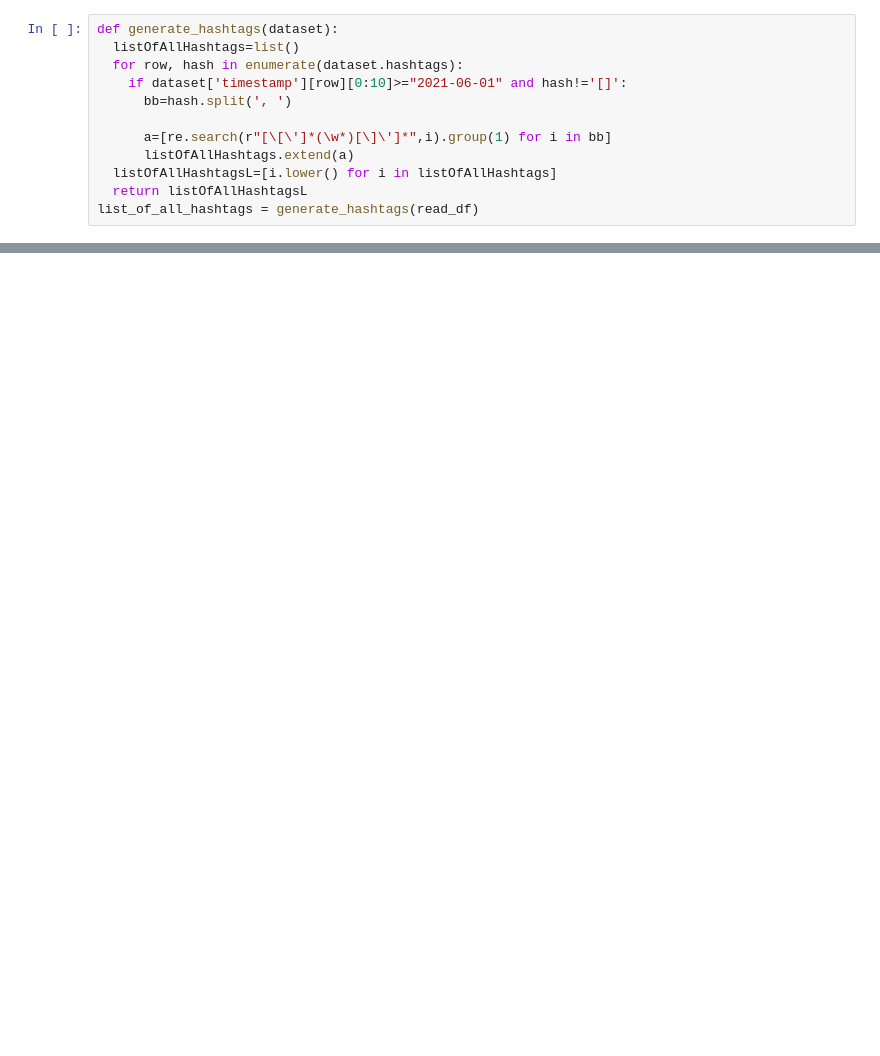
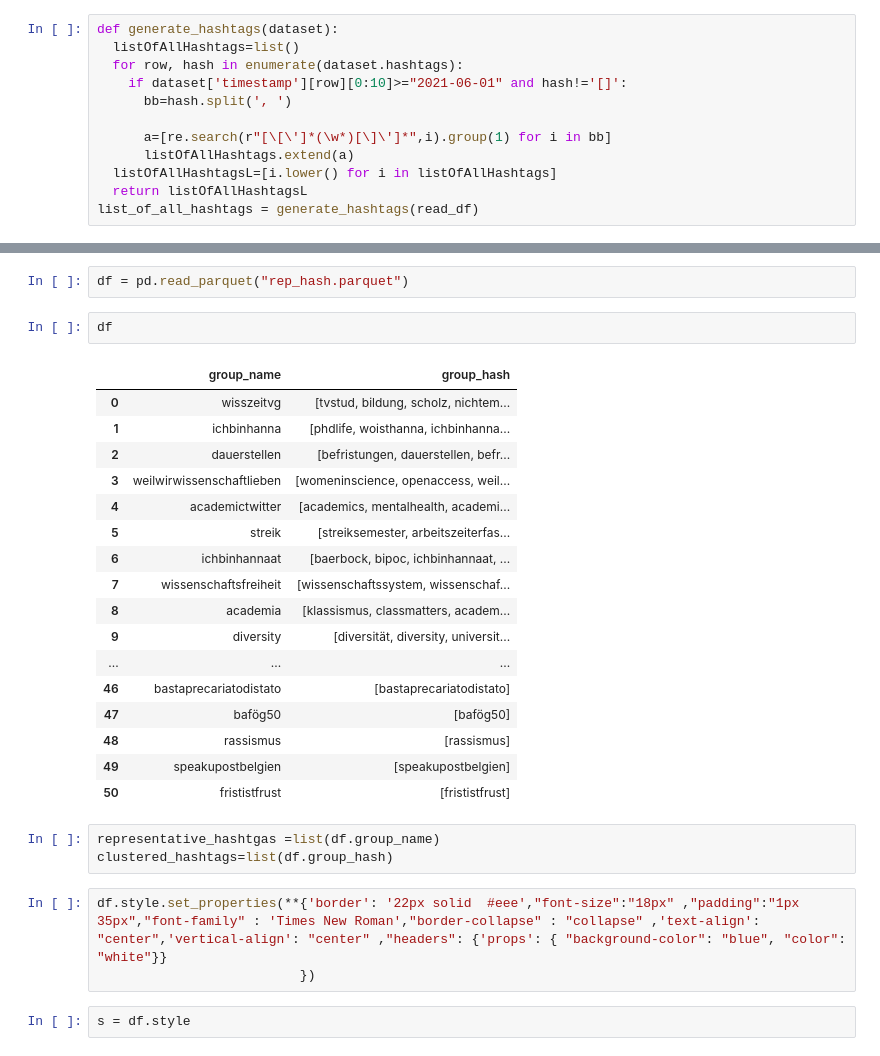
Before and after one commit to moinam/TweetAnalyzer, a Jupyter notebook: workflow_Clustering_hashtags.ipynb, the cells around one changed output, grey strips where cells are left out. Cells and saved outputs as stored; diff of their text form; blank space fills up the shorter version.

Commit message:
Update the analysis graphs to make them consistent with the dataset created for texts and hashtags, Text data visualization Dataframe styling

```diff
--- a/workflow_Clustering_hashtags.ipynb
+++ b/workflow_Clustering_hashtags.ipynb
@@ -713,0 +437,30 @@ plt.show()
+# %%
+df = pd.read_parquet("rep_hash.parquet")
+# %%
+df
+# %% [output]
+|  | group_name | group_hash |
+| 0 | wisszeitvg | [tvstud, bildung, scholz, nichtem... |
+| 1 | ichbinhanna | [phdlife, woisthanna, ichbinhanna... |
+| 2 | dauerstellen | [befristungen, dauerstellen, befr... |
+| 3 | weilwirwissenschaftlieben | [womeninscience, openaccess, weil... |
+| 4 | academictwitter | [academics, mentalhealth, academi... |
+| 5 | streik | [streiksemester, arbeitszeiterfas... |
+| 6 | ichbinhannaat | [baerbock, bipoc, ichbinhannaat, ... |
+| 7 | wissenschaftsfreiheit | [wissenschaftssystem, wissenschaf... |
+| 8 | academia | [klassismus, classmatters, academ... |
+| 9 | diversity | [diversität, diversity, universit... |
+| ... | ... | ... |
+| 46 | bastaprecariatodistato | [bastaprecariatodistato] |
+| 47 | bafög50 | [bafög50] |
+| 48 | rassismus | [rassismus] |
+| 49 | speakupostbelgien | [speakupostbelgien] |
+| 50 | frististfrust | [frististfrust] |
+# %%
+representative_hashtgas =list(df.group_name)
+clustered_hashtags=list(df.group_hash)
+# %%
+df.style.set_properties(**{'border': '22px solid  #eee',"font-size":"18px" ,"padding":"1px 35px","font-family" : 'Times New Roman',"border-collapse" : "collapse" ,'text-align': "center",'vertical-align': "center" ,"headers": {'props': { "background-color": "blue", "color": "white"}}
+                          })
+# %%
+s = df.style
```
Also changed, not shown: parts of 25 cells of this notebook.
